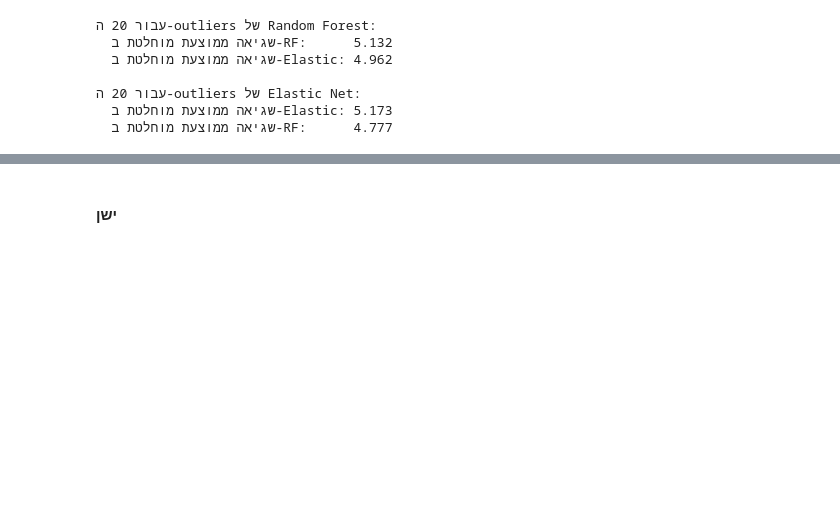
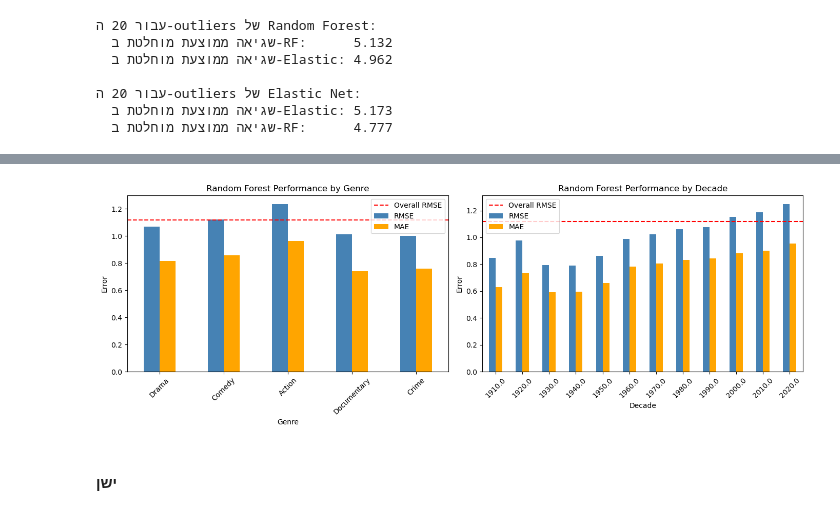
Before and after one commit to MiriamDinay/Movie-Data-Collection-Project2, a Jupyter notebook: קוד נקי.ipynb, the cells around one changed output, grey strips where cells are left out. Drawn from its saved outputs; the diff is of its cells as text; code cells hidden in the pictures; blank space fills up the shorter version.

```diff
--- a/קוד נקי.ipynb
+++ b/קוד נקי.ipynb
@@ -479,0 +482,13 @@ display(outliers_elastic[['primaryTitle', 'startYear', 'genres', 'y_true',
+# %%
+# =====================================================================
+# סעיף 6: Fairness Analysis
+# בודקים האם המודל מדויק באותה מידה על חתכים שונים של הדאטה
+# =====================================================================
+import matplotlib.pyplot as plt
+from sklearn.metrics import mean_squared_error, mean_absolute_error
+
+# פונקציה לחישוב מדדים על קבוצה
+def compute_metrics(group):
+    rmse = np.sqrt(mean_squared_error(group['y_true'], group['pred_rf']))
+    mae = mean_absolute_error(group['y_true'], group['pred_rf'])
+    return pd.Series({'RMSE': rmse, 'MAE': mae, 'n_samples': len(group)})
@@ -479,0 +576,28 @@ display(outliers_elastic[['primaryTitle', 'startYear', 'genres', 'y_true',
+# %%
+# =====================================================================
+# ויזואליזציה - גרף השוואה
+# =====================================================================
+fig, axes = plt.subplots(1, 2, figsize=(14, 5))
+
+# גרף 1: ביצועים לפי ז'אנר
+genre_df[['RMSE', 'MAE']].plot(kind='bar', ax=axes[0], color=['steelblue', 'orange'])
+axes[0].set_title('Random Forest Performance by Genre', fontsize=12)
+axes[0].set_xlabel('Genre')
+axes[0].set_ylabel('Error')
+axes[0].axhline(y=1.1191, color='red', linestyle='--', label='Overall RMSE')
+axes[0].legend()
+axes[0].tick_params(axis='x', rotation=45)
+
+# גרף 2: ביצועים לפי עשור
+decade_df[['RMSE', 'MAE']].plot(kind='bar', ax=axes[1], color=['steelblue', 'orange'])
+axes[1].set_title('Random Forest Performance by Decade', fontsize=12)
+axes[1].set_xlabel('Decade')
+axes[1].set_ylabel('Error')
+axes[1].axhline(y=1.1191, color='red', linestyle='--', label='Overall RMSE')
+axes[1].legend()
+axes[1].tick_params(axis='x', rotation=45)
+
+plt.tight_layout()
+plt.show()
+# %% [output]
+[figure, added]
```
Also changed, not shown: parts of 4 cells of this notebook.
